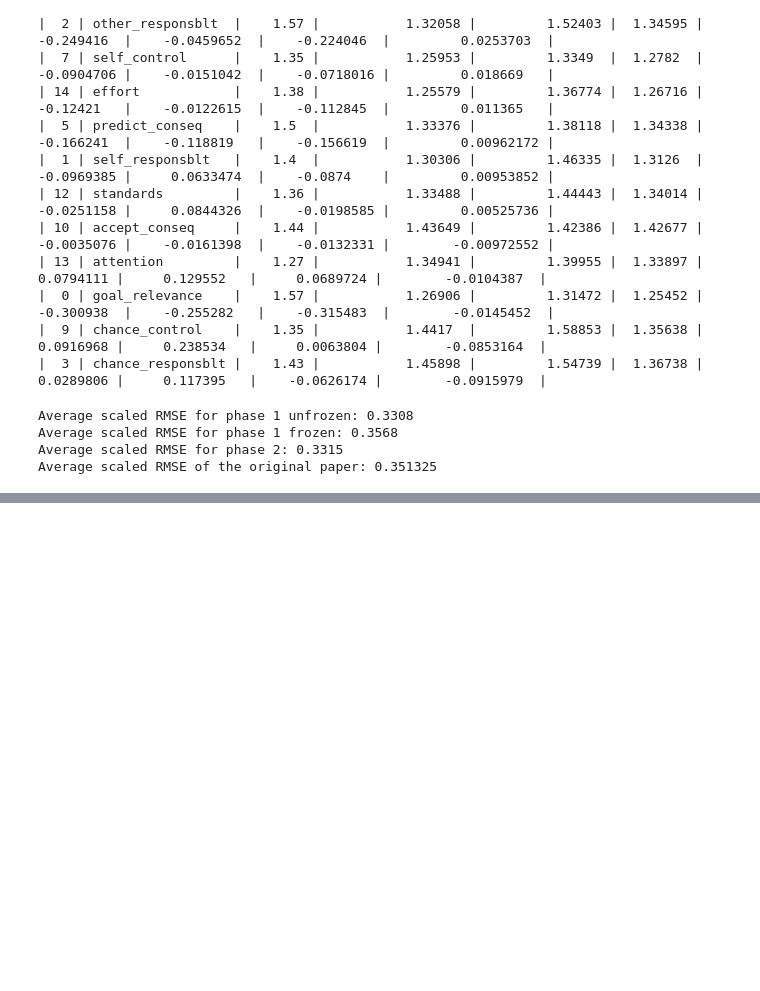
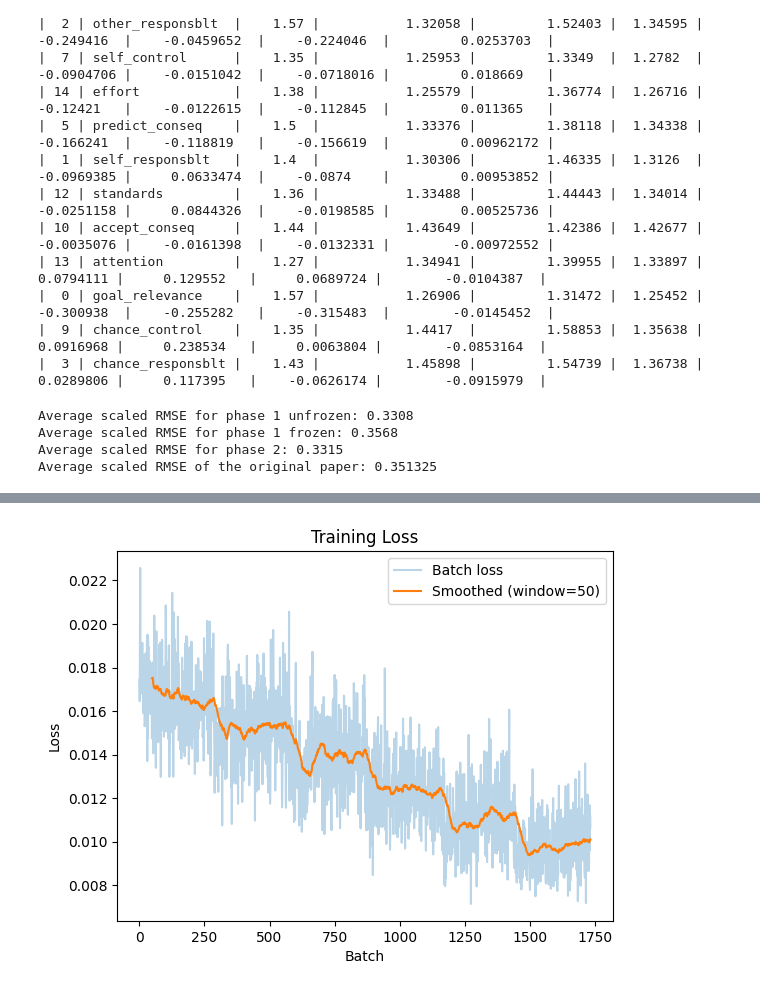
Before and after one commit to sooyeon-l/nlp-appraisal, a Jupyter notebook: notebooks/04_results_analysis.ipynb, the cells around one changed output, grey strips where cells are left out. Drawn from its saved outputs; the diff is of its cells as text; code cells hidden in the pictures; blank space fills up the shorter version.

```diff
--- a/notebooks/04_results_analysis.ipynb
+++ b/notebooks/04_results_analysis.ipynb
@@ -274,0 +279,4 @@ def plot_loss_record(phase_name):
+# %%
+plot_loss_record('phase2')
+# %% [output]
+[figure, added]
```
Also changed, not shown: parts of 5 cells of this notebook, 4 other files.
